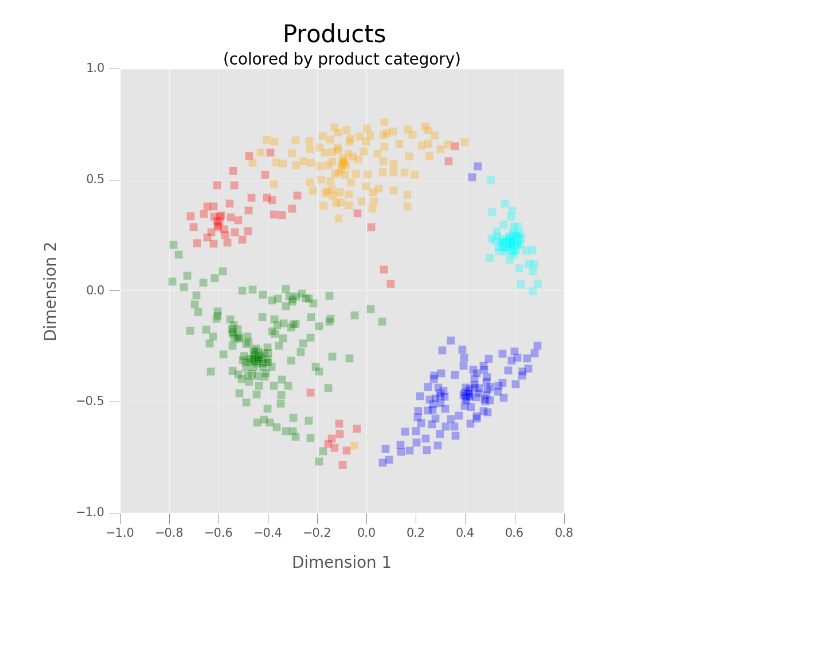
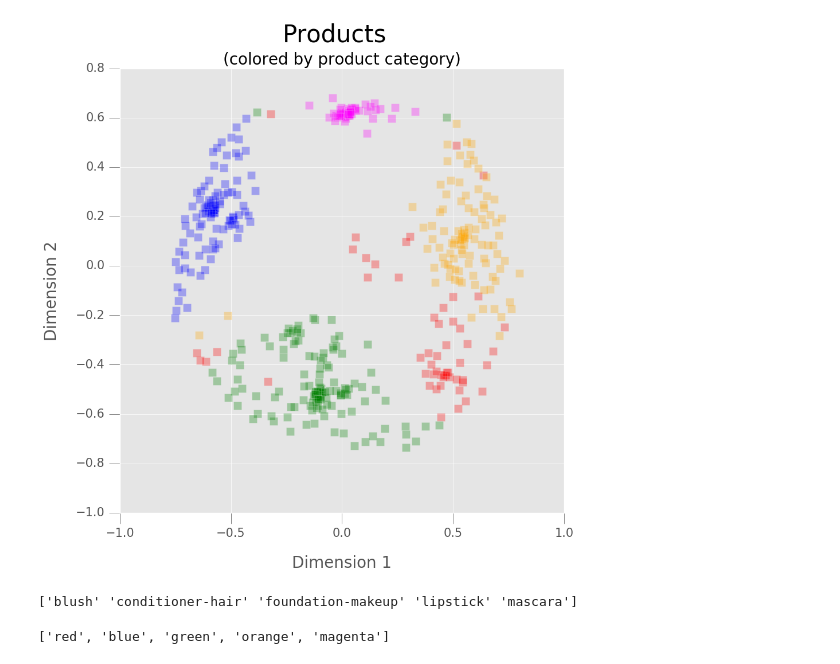
Before and after one commit to cbtolson/MakeUpMatch, a Jupyter notebook: Models/processReviews.ipynb, the cells around one changed output. Cells and saved outputs as stored; diff of their text form; code cells hidden in the pictures; blank space fills up the shorter version.

```diff
--- a/Models/processReviews.ipynb
+++ b/Models/processReviews.ipynb
@@ -97,7 +97,7 @@ model_corpus = tfidf[model_corpus]
 #model_corpus = lda[model_corpus]
 
 #lsi model
-lsi = models.LsiModel(model_corpus, num_topics=700, id2word=dictionary)
+lsi = models.LsiModel(model_corpus, num_topics=200, id2word=dictionary)
 model_corpus = lsi[model_corpus]
 
 #get cosine similarity
@@ -123,31 +123,37 @@ fl.close()
 # %%
 #read in data
 d = []
 for sims in index:
     d.append([1-x for x in sims])
 
 #multi-dimensional scaling
 mds = MDS(n_components=2, dissimilarity="precomputed", random_state=1)
 pos = mds.fit_transform(d)
 xs, ys = pos[:, 0], pos[:, 1]
 
 #color by cluster
-color = search_topics = ['red','blue','green','orange','cyan','yellow','black', 'magenta']
+color = search_topics = ['red','blue','green','orange','magenta']
 typeclass, typeind = np.unique(types, return_inverse=True)
 
 #plot MDS
 fig, ax = plt.subplots(figsize=(10,10))
 for i in range(0, len(xs)):
     col = color[typeind[i]]
     scatter = ax.scatter(np.array(xs[i]), np.array(ys[i]), c=col, s=100, alpha=0.3, marker='s')
 
 plt.xlabel('Dimension 1', fontsize=20, labelpad=20)
 plt.ylabel('Dimension 2', fontsize=20, labelpad=20)
 plt.suptitle('Products', fontsize=30)
 plt.title('(colored by product category)', fontsize=20)
 plt.tick_params(labelsize=15, length=14, direction='out', pad=15, top='off', right='off')
 
 #show figure
 plt.show()
 # %% [output]
-[figure, old version]
+[figure, new version]
+# %%
+print(np.unique(types))
+color
+# %% [output]
+['blush' 'conditioner-hair' 'foundation-makeup' 'lipstick' 'mascara']
+['red', 'blue', 'green', 'orange', 'magenta']
```
Also changed, not shown: 5 other files.
